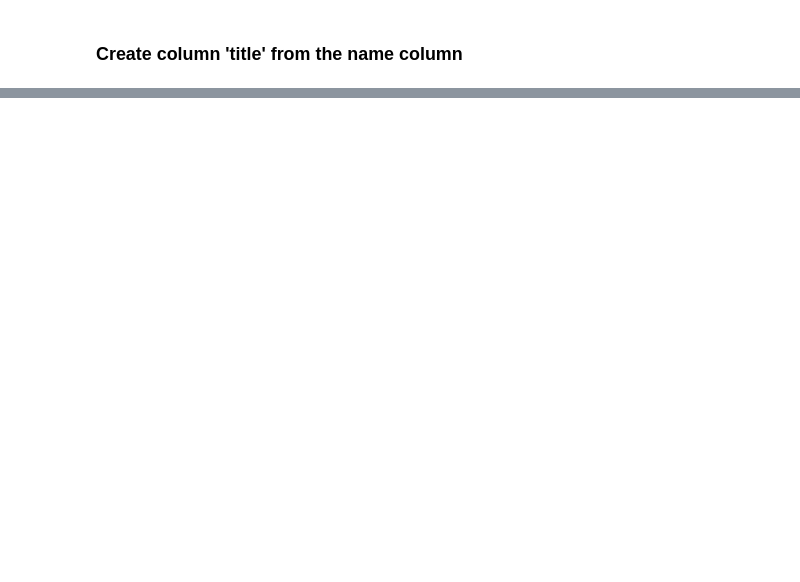
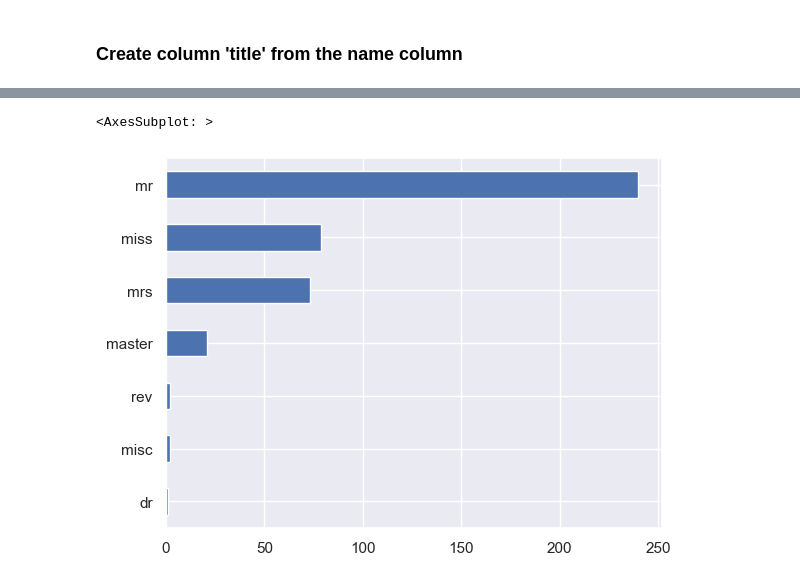
Before and after one commit to griffreichert/titanic-survival, a Jupyter notebook: titanic-survival.ipynb, the cells around one changed output, grey strips where cells are left out. Cells and saved outputs as stored; diff of their text form; code cells hidden in the pictures; blank space fills up the shorter version.

```diff
--- a/titanic-survival.ipynb
+++ b/titanic-survival.ipynb
@@ -455,0 +522,5 @@ TypeError: 'NoneType' object is not subscriptable
+# %%
+test['title'].value_counts().sort_values().plot(kind='barh')
+# %% [output]
+<AxesSubplot: >
+[figure, added]
```
Also changed, not shown: parts of 25 cells of this notebook.
